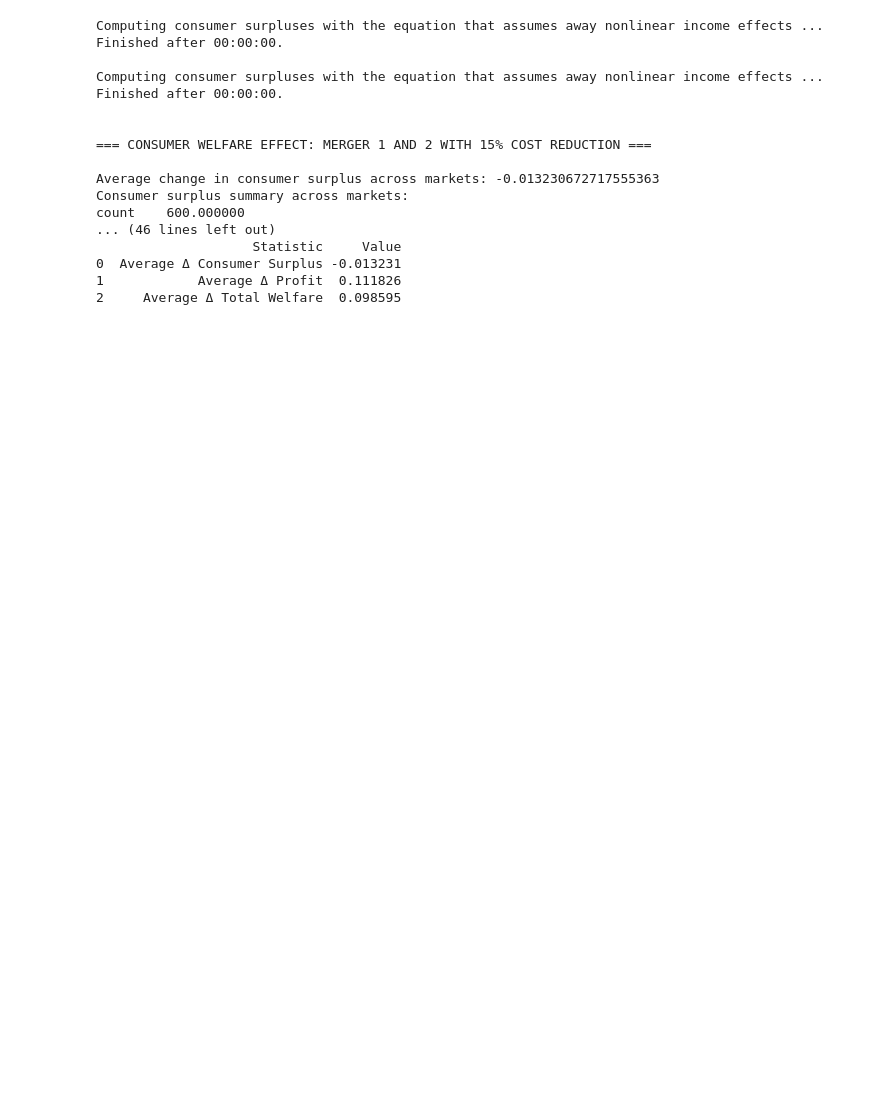
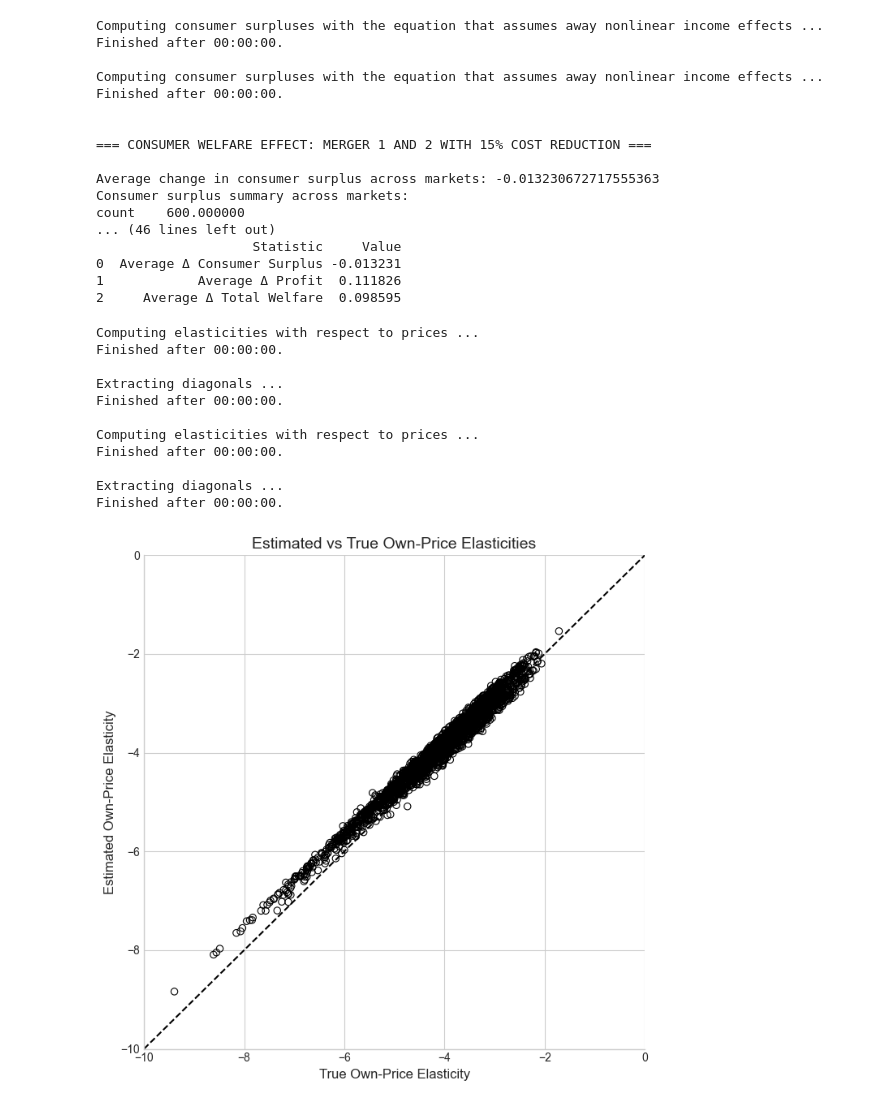
Before and after one commit to Nardeen-A/Supply-and-Demand, a Jupyter notebook: 3/pyblp.ipynb, the cells around one changed output. Saved outputs shown, nothing was run; the diff lists cells and outputs as text; code cells hidden in the pictures; blank space fills up the shorter version.

```diff
--- a/3/pyblp.ipynb
+++ b/3/pyblp.ipynb
@@ -775,3 +776,70 @@ count    600.000000
 0  Average Δ Consumer Surplus -0.013231
 1            Average Δ Profit  0.111826
 2     Average Δ Total Welfare  0.098595
+# %%
+import numpy as np
+import matplotlib.pyplot as plt
+
+# ---------------------------------
+# Estimated elasticities
+# ---------------------------------
+estimated_elasticities = results_joint.compute_elasticities()
+estimated_own = results_joint.extract_diagonals(estimated_elasticities).flatten()
+
+df = df.copy()
+df["estimated_own_elasticity"] = estimated_own
+
+# ---------------------------------
+# True elasticities
+# ---------------------------------
+true_elasticities = simulation_results.compute_elasticities()
+true_own = simulation_results.extract_diagonals(true_elasticities).flatten()
+
+df["true_own_elasticity"] = true_own
+
+# ---------------------------------
+# Plot
+# ---------------------------------
+plt.style.use("seaborn-v0_8-whitegrid")
+
+fig, ax = plt.subplots(figsize=(7,7))
+
+ax.scatter(
+    df["true_own_elasticity"],
+    df["estimated_own_elasticity"],
+    facecolors="none",      # no fill
+    edgecolors="black",     # black circles
+    linewidth=0.8
+)
+
+# 45-degree line
+ax.plot([-10,0], [-10,0], linestyle="--", color="black", linewidth=1.5)
+
+# Axis limits
+ax.set_xlim(-10,0)
+ax.set_ylim(-10,0)
+
+# Labels
+ax.set_xlabel("True Own-Price Elasticity", fontsize=12)
+ax.set_ylabel("Estimated Own-Price Elasticity", fontsize=12)
+ax.set_title("Estimated vs True Own-Price Elasticities", fontsize=14)
+
+# Remove extra borders
+ax.spines["top"].set_visible(False)
+ax.spines["right"].set_visible(False)
+
+plt.tight_layout()
+plt.show()
+# %% [output]
+Computing elasticities with respect to prices ...
+Finished after 00:00:00.
+
+Extracting diagonals ...
+Finished after 00:00:00.
+
+Computing elasticities with respect to prices ...
+Finished after 00:00:00.
+
+Extracting diagonals ...
+Finished after 00:00:00.
+[figure, added]
```
Also changed, not shown: parts of 8 cells of this notebook, 3 other files.
